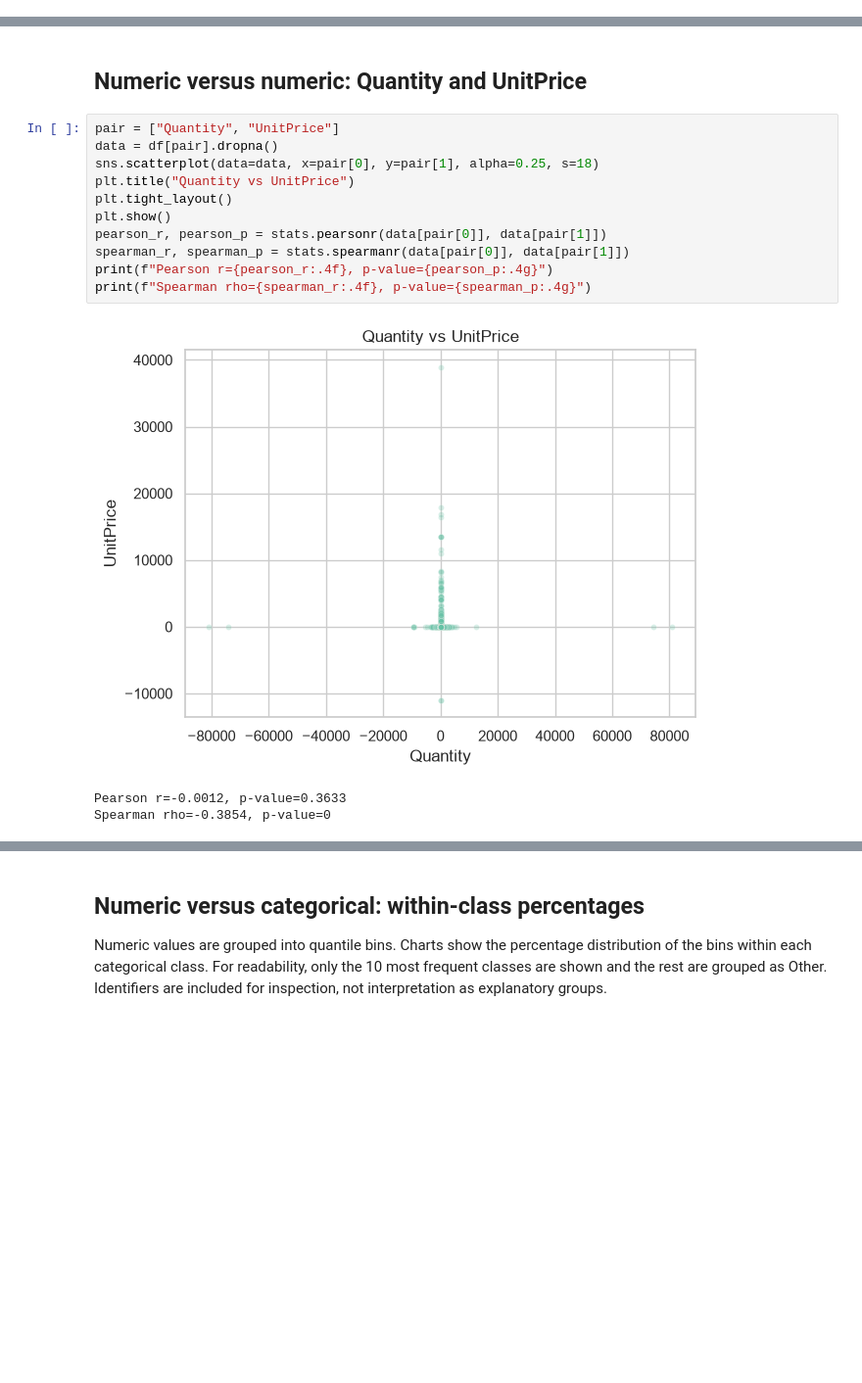
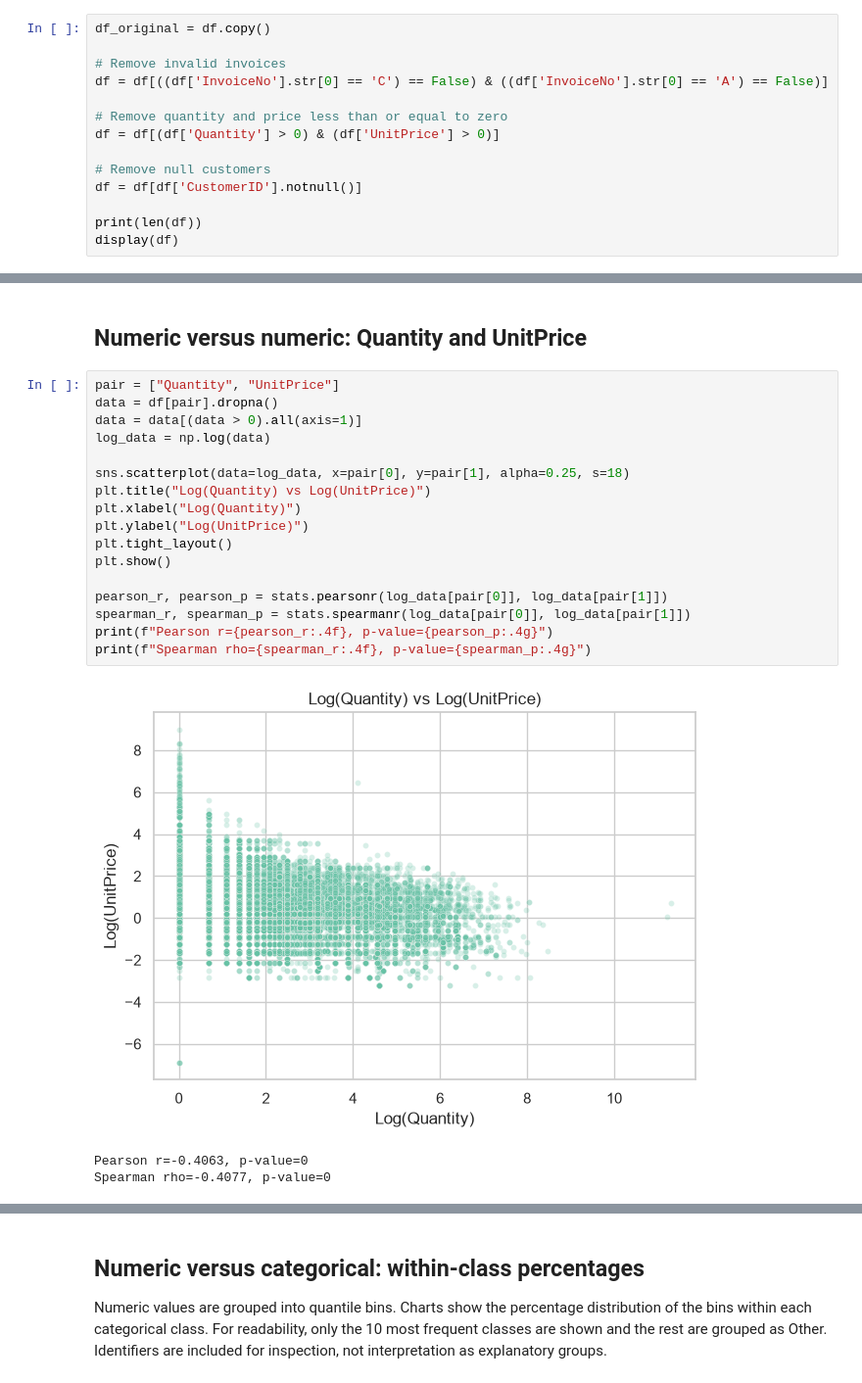
Before and after one commit to Jvsierra/customer-segmentation, a Jupyter notebook: eda/Exploratory Data Analysis.ipynb, the cells around one changed output, grey strips where cells are left out. Shown at 98% size. Saved outputs shown, nothing was run; the diff lists cells and outputs as text; blank space fills up the shorter version.

Commit message:
Add data cleaning and domain questions to EDA notebook

```diff
--- a/eda/Exploratory Data Analysis.ipynb
+++ b/eda/Exploratory Data Analysis.ipynb
@@ -54,0 +57,14 @@ memory usage: 33.1+ MB
+# %%
+df_original = df.copy()
+
+# Remove invalid invoices
+df = df[((df['InvoiceNo'].str[0] == 'C') == False) & ((df['InvoiceNo'].str[0] == 'A') == False)]
+
+# Remove quantity and price less than or equal to zero
+df = df[(df['Quantity'] > 0) & (df['UnitPrice'] > 0)]
+
+# Remove null customers
+df = df[df['CustomerID'].notnull()]
+
+print(len(df))
+display(df)
@@ -318,15 +349,21 @@ Quantity and UnitPrice are transaction-level numeric measures. InvoiceNo, StockC
 # %%
 pair = ["Quantity", "UnitPrice"]
 data = df[pair].dropna()
-sns.scatterplot(data=data, x=pair[0], y=pair[1], alpha=0.25, s=18)
-plt.title("Quantity vs UnitPrice")
+data = data[(data > 0).all(axis=1)]
+log_data = np.log(data)
+
+sns.scatterplot(data=log_data, x=pair[0], y=pair[1], alpha=0.25, s=18)
+plt.title("Log(Quantity) vs Log(UnitPrice)")
+plt.xlabel("Log(Quantity)")
+plt.ylabel("Log(UnitPrice)")
 plt.tight_layout()
 plt.show()
-pearson_r, pearson_p = stats.pearsonr(data[pair[0]], data[pair[1]])
-spearman_r, spearman_p = stats.spearmanr(data[pair[0]], data[pair[1]])
+
+pearson_r, pearson_p = stats.pearsonr(log_data[pair[0]], log_data[pair[1]])
+spearman_r, spearman_p = stats.spearmanr(log_data[pair[0]], log_data[pair[1]])
 print(f"Pearson r={pearson_r:.4f}, p-value={pearson_p:.4g}")
 print(f"Spearman rho={spearman_r:.4f}, p-value={spearman_p:.4g}")
 # %% [output]
-[figure, old version]
+[figure, new version]
-Pearson r=-0.0012, p-value=0.3633
-Spearman rho=-0.3854, p-value=0
+Pearson r=-0.4063, p-value=0
+Spearman rho=-0.4077, p-value=0
```
Also changed, not shown: parts of 19 cells of this notebook, 1 other file.
